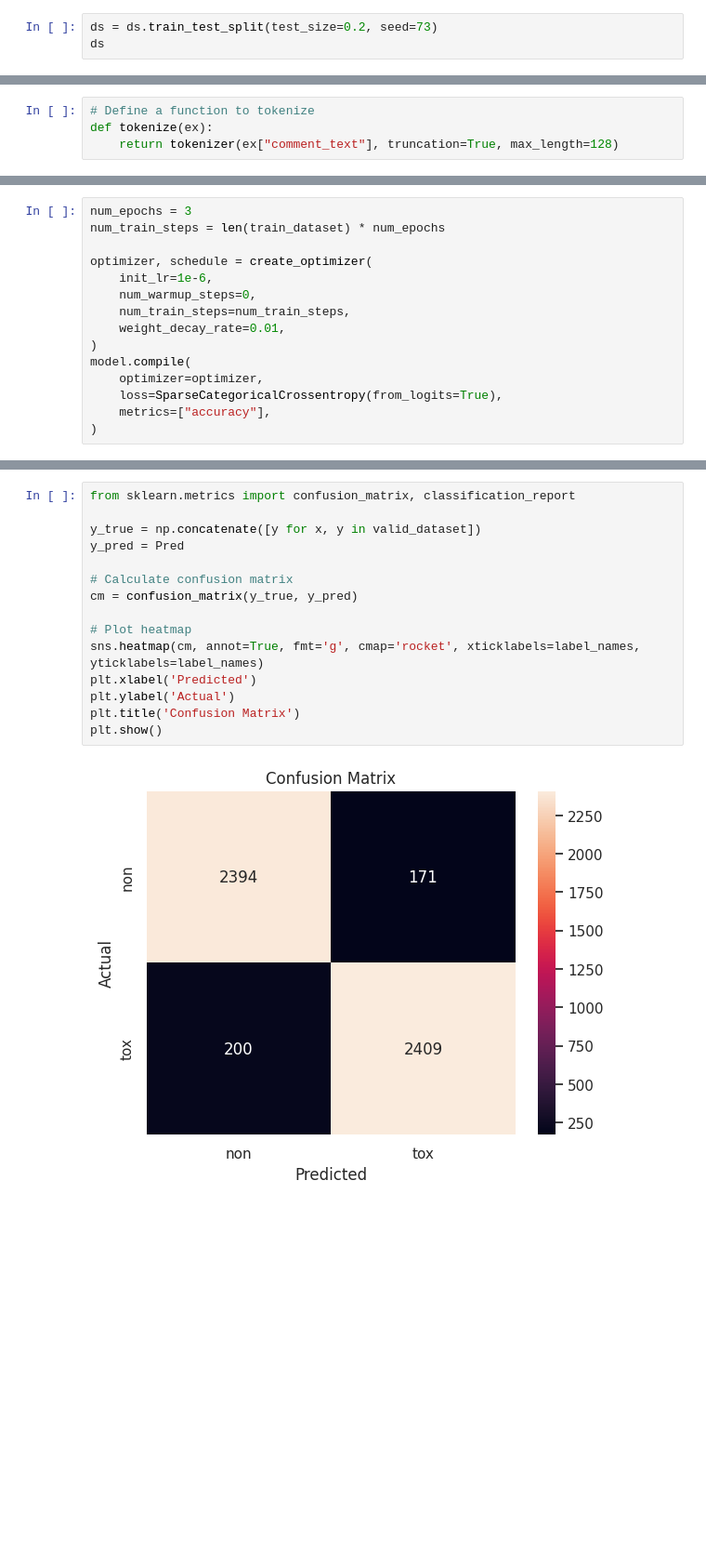
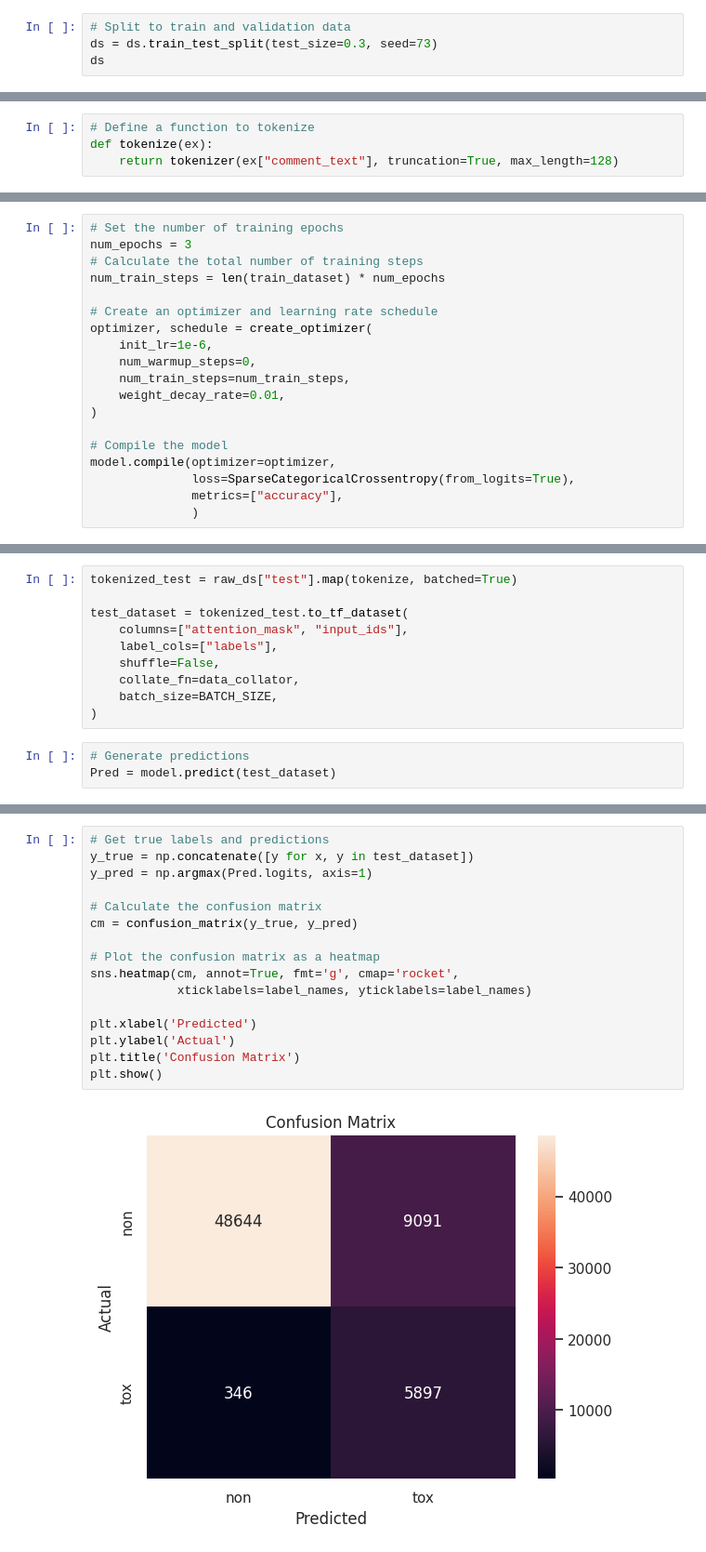
Before and after one commit to aaronmj7/Assignment-3-LLM, a Jupyter notebook: Assignment_3_LLM.ipynb, the cells around one changed output, grey strips where cells are left out. Shown at 93% size. Saved outputs shown, nothing was run; the diff lists cells and outputs as text; blank space fills up the shorter version.

```diff
--- a/Assignment_3_LLM.ipynb
+++ b/Assignment_3_LLM.ipynb
@@ -226,7 +408,8 @@ print(ds[0]['comment_text'])
 "
 Not if I can help it. Mudslide is more like it....127 "
 # %%
-ds = ds.train_test_split(test_size=0.2, seed=73)
+# Split to train and validation data
+ds = ds.train_test_split(test_size=0.3, seed=73)
 ds
 # %% [output]
 DatasetDict({
@@ -328,16 +526,20 @@ _________________________________________________________________
 # %%
+# Set the number of training epochs
 num_epochs = 3
+# Calculate the total number of training steps
 num_train_steps = len(train_dataset) * num_epochs
 
+# Create an optimizer and learning rate schedule
 optimizer, schedule = create_optimizer(
     init_lr=1e-6,
     num_warmup_steps=0,
     num_train_steps=num_train_steps,
     weight_decay_rate=0.01,
 )
-model.compile(
-    optimizer=optimizer,
-    loss=SparseCategoricalCrossentropy(from_logits=True),
-    metrics=["accuracy"],
-)
+
+# Compile the model
+model.compile(optimizer=optimizer,
+              loss=SparseCategoricalCrossentropy(from_logits=True),
+              metrics=["accuracy"],
+              )
 # %%
@@ -387,0 +590,13 @@ Pred = np.argmax(Pred.logits, axis=1)
+# %%
+tokenized_test = raw_ds["test"].map(tokenize, batched=True)
+
+test_dataset = tokenized_test.to_tf_dataset(
+    columns=["attention_mask", "input_ids"],
+    label_cols=["labels"],
+    shuffle=False,
+    collate_fn=data_collator,
+    batch_size=BATCH_SIZE,
+)
+# %%
+# Generate predictions
+Pred = model.predict(test_dataset)
@@ -388,20 +605,21 @@ Pred = np.argmax(Pred.logits, axis=1)
 # %%
-from sklearn.metrics import confusion_matrix, classification_report
+# Get true labels and predictions
+y_true = np.concatenate([y for x, y in test_dataset])
+y_pred = np.argmax(Pred.logits, axis=1)
 
-y_true = np.concatenate([y for x, y in valid_dataset])
-y_pred = Pred
-
-# Calculate confusion matrix
+# Calculate the confusion matrix
 cm = confusion_matrix(y_true, y_pred)
 
-# Plot heatmap
-sns.heatmap(cm, annot=True, fmt='g', cmap='rocket', xticklabels=label_names, yticklabels=label_names)
+# Plot the confusion matrix as a heatmap
+sns.heatmap(cm, annot=True, fmt='g', cmap='rocket',
+            xticklabels=label_names, yticklabels=label_names)
+
 plt.xlabel('Predicted')
 plt.ylabel('Actual')
 plt.title('Confusion Matrix')
 plt.show()
 # %% [output]
-[figure, old version]
+[figure, new version]
 # %%
 # Print classification report
 print("Classification Report:")
```
Also changed, not shown: parts of 63 cells of this notebook.
